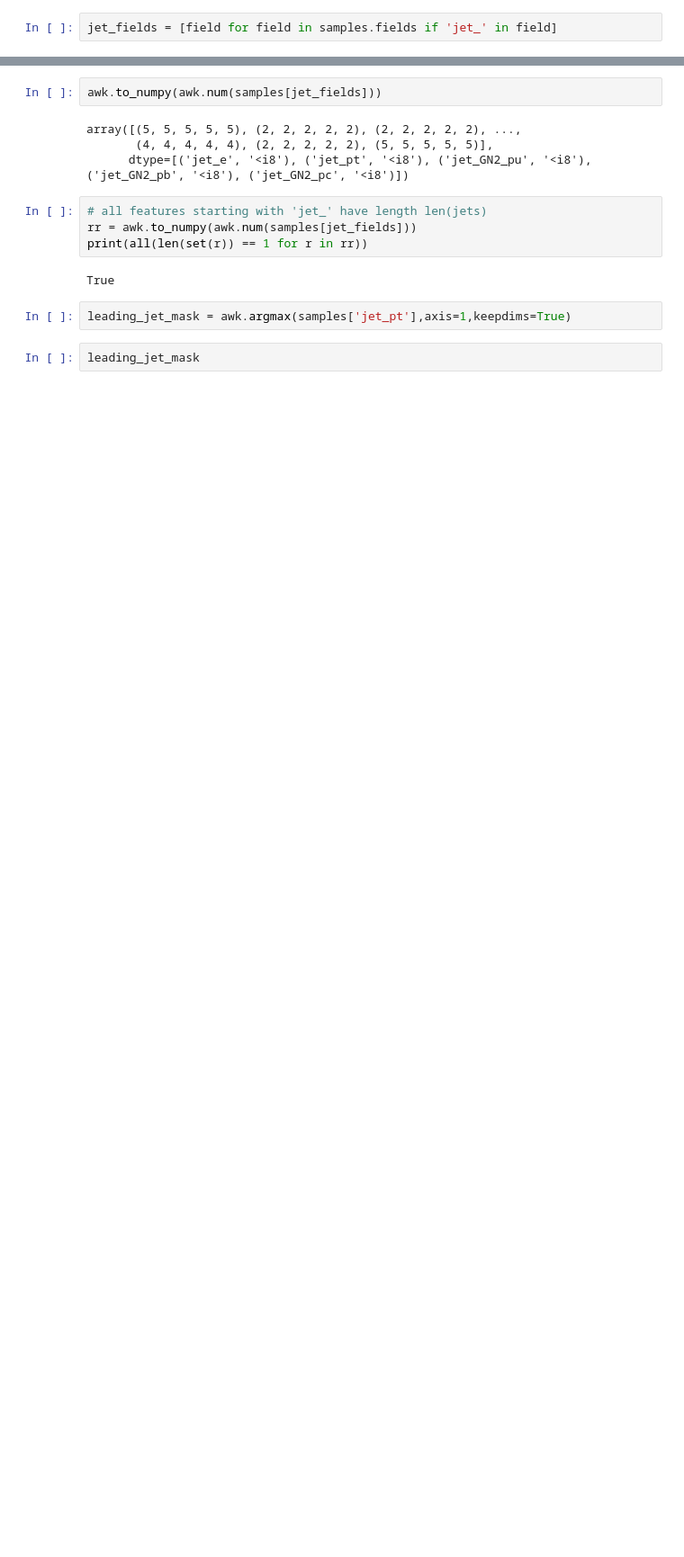
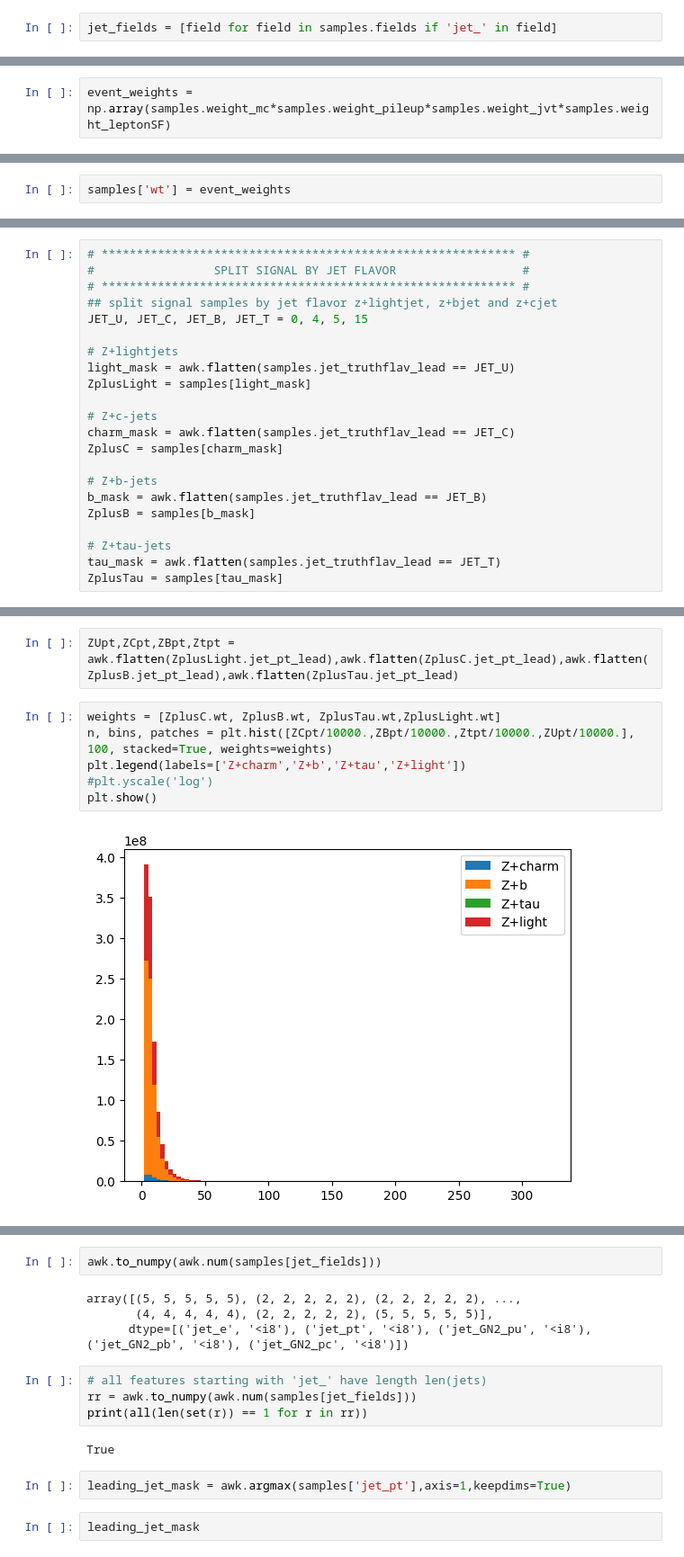
Before and after one commit to kingusiu/ntuple_root_to_h5_converter, a Jupyter notebook: notebooks/plotting_sigbg_mcdat.ipynb, the cells around one changed output, grey strips where cells are left out. Shown at 90% size. Drawn from its saved outputs; the diff is of its cells as text; blank space fills up the shorter version.

```diff
--- a/notebooks/plotting_sigbg_mcdat.ipynb
+++ b/notebooks/plotting_sigbg_mcdat.ipynb
@@ -38,0 +147,2 @@ jet_fields = [field for field in samples.fields if 'jet_' in field]
+# %%
+event_weights = np.array(samples.weight_mc*samples.weight_pileup*samples.weight_jvt*samples.weight_leptonSF)
@@ -38,0 +158,2 @@ jet_fields = [field for field in samples.fields if 'jet_' in field]
+# %%
+samples['wt'] = event_weights
@@ -38,0 +180,22 @@ jet_fields = [field for field in samples.fields if 'jet_' in field]
+# %%
+# *********************************************************** #
+#                 SPLIT SIGNAL BY JET FLAVOR                  #
+# *********************************************************** #
+## split signal samples by jet flavor z+lightjet, z+bjet and z+cjet
+JET_U, JET_C, JET_B, JET_T = 0, 4, 5, 15
+
+# Z+lightjets
+light_mask = awk.flatten(samples.jet_truthflav_lead == JET_U)
+ZplusLight = samples[light_mask]
+
+# Z+c-jets
+charm_mask = awk.flatten(samples.jet_truthflav_lead == JET_C)
+ZplusC = samples[charm_mask]
+
+# Z+b-jets
+b_mask = awk.flatten(samples.jet_truthflav_lead == JET_B)
+ZplusB = samples[b_mask]
+
+# Z+tau-jets
+tau_mask = awk.flatten(samples.jet_truthflav_lead == JET_T)
+ZplusTau = samples[tau_mask]
@@ -38,0 +238,10 @@ jet_fields = [field for field in samples.fields if 'jet_' in field]
+# %%
+ZUpt,ZCpt,ZBpt,Ztpt = awk.flatten(ZplusLight.jet_pt_lead),awk.flatten(ZplusC.jet_pt_lead),awk.flatten(ZplusB.jet_pt_lead),awk.flatten(ZplusTau.jet_pt_lead)
+# %%
+weights = [ZplusC.wt, ZplusB.wt, ZplusTau.wt,ZplusLight.wt]
+n, bins, patches = plt.hist([ZCpt/10000.,ZBpt/10000.,Ztpt/10000.,ZUpt/10000.], 100, stacked=True, weights=weights)
+plt.legend(labels=['Z+charm','Z+b','Z+tau','Z+light'])
+#plt.yscale('log')
+plt.show()
+# %% [output]
+[figure, added]
```
Also changed, not shown: parts of 32 cells of this notebook, 6 other files.
